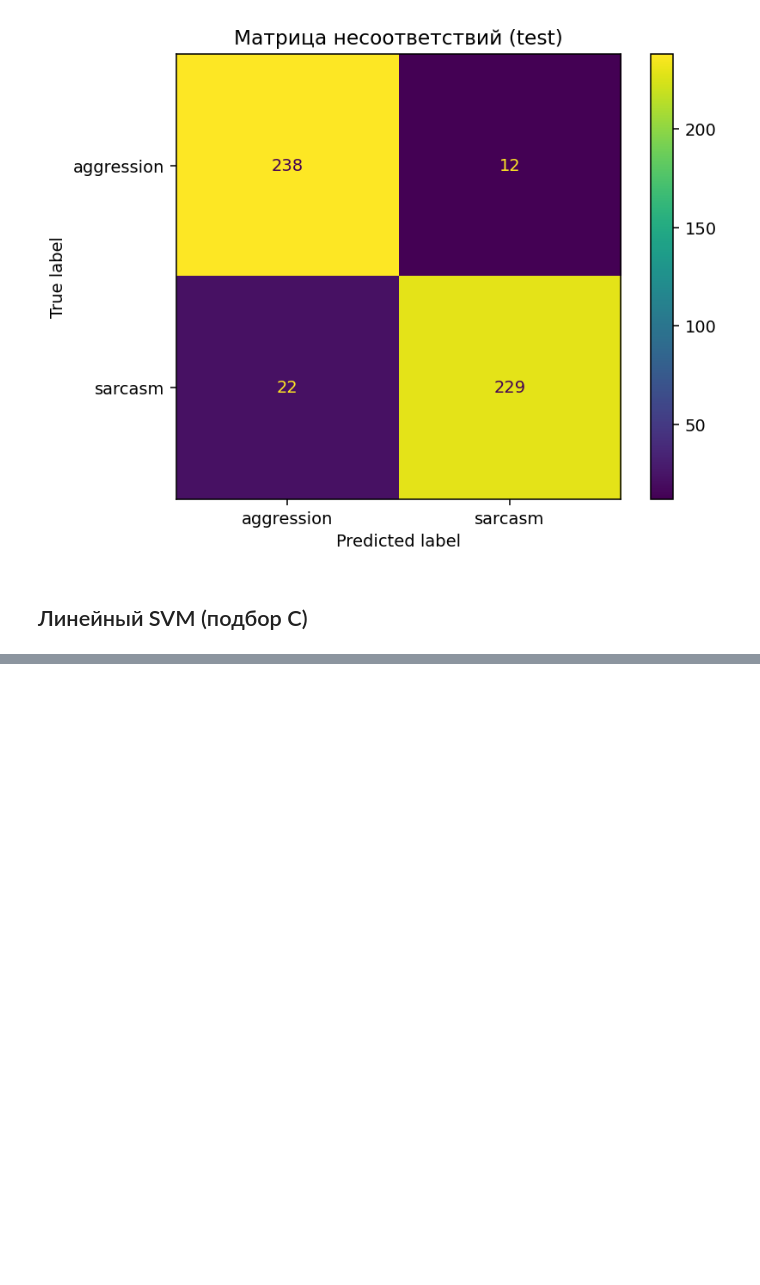
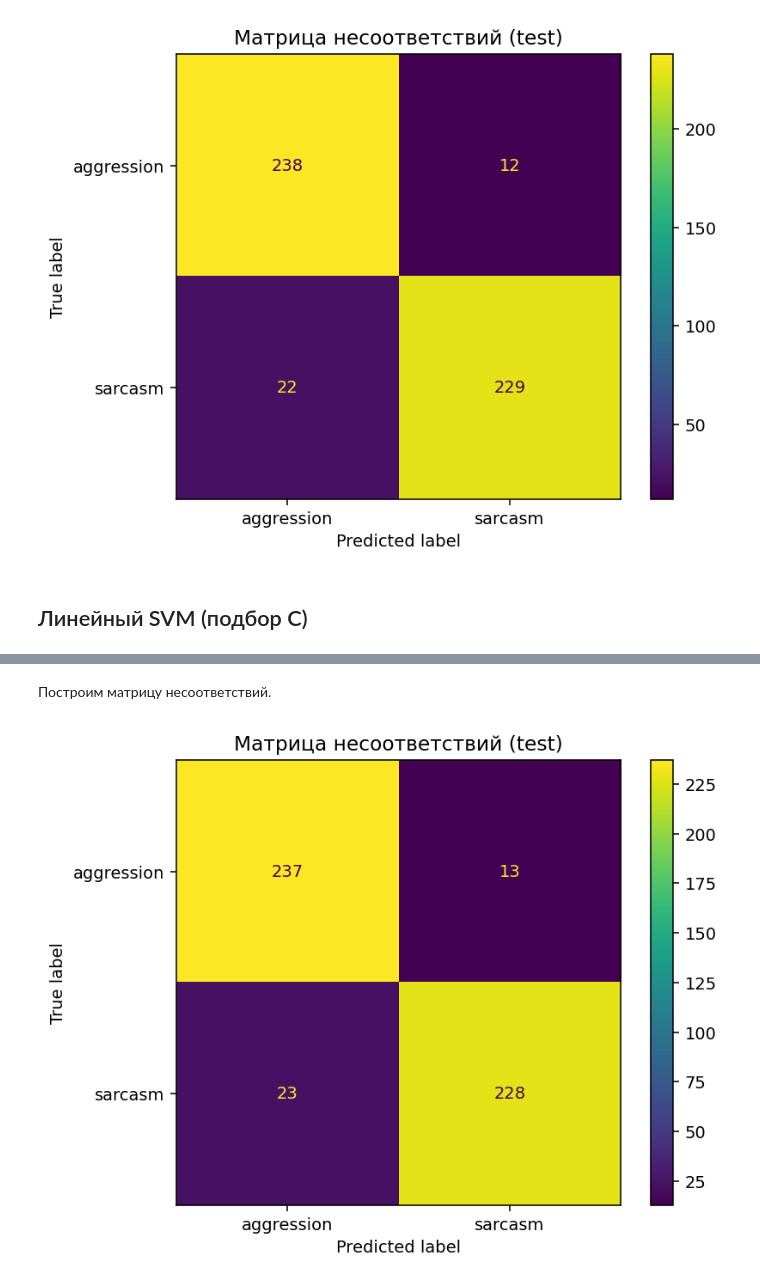
Before and after one commit to liminalvoid/cv-project, a Jupyter notebook: sem_3.ipynb, the cells around one changed output, grey strips where cells are left out. Cells and saved outputs as stored; diff of their text form; code cells hidden in the pictures; blank space fills up the shorter version.

```diff
--- a/sem_3.ipynb
+++ b/sem_3.ipynb
@@ -207,0 +436,23 @@ plt.show()
+# %%
+best_svc_lr = Pipeline([
+    (
+        "vec",
+        TfidfVectorizer(
+            lowercase=True,
+            min_df=3,
+            ngram_range=(1, 1),
+        ),
+    ),
+    (
+        "clf",
+        LinearSVC(
+            loss="hinge",
+            penalty="l2",
+            C=best_C,
+            max_iter=30,
+            tol=1e-6,
+            random_state=RANDOM_SEED,
+        ),
+    ),
+])
+best_svc_lr.fit(X_train, y_train)
@@ -207,0 +499,15 @@ plt.show()
+# %% [markdown]
+Построим матрицу несоответствий.
+# %%
+disp = ConfusionMatrixDisplay.from_estimator(
+    best_svc_lr,
+    X_test,
+    y_test,
+    display_labels=df_validation["label"].unique(),
+)
+
+plt.title("Матрица несоответствий (test)")
+plt.grid(False)
+plt.show()
+# %% [output]
+[figure, added]
```
Also changed, not shown: parts of 22 cells of this notebook.
